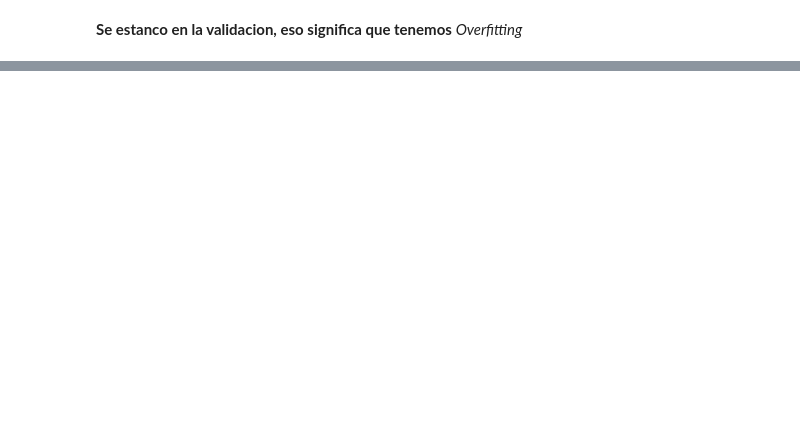
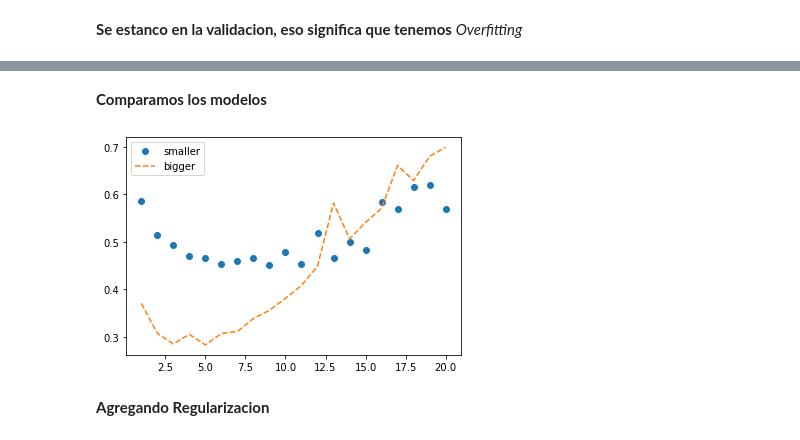
Before and after one commit to joshuansu0897/NN_Examples, a Jupyter notebook: clasificacion_binaria.ipynb, the cells around one changed output, grey strips where cells are left out. Saved outputs shown, nothing was run; the diff lists cells and outputs as text; code cells hidden in the pictures; blank space fills up the shorter version.

```diff
--- a/clasificacion_binaria.ipynb
+++ b/clasificacion_binaria.ipynb
@@ -120,0 +150,19 @@ model.evaluate(x_test, y_test)
+# %%
+model2 = models.Sequential()
+model2.add(layers.Dense(4, activation='relu', input_shape=(10_000,)))
+model2.add(layers.Dense(4, activation='relu'))
+model2.add(layers.Dense(1, activation='sigmoid'))
+
+model2.compile(
+    optimizer='rmsprop',
+    loss='binary_crossentropy',
+    metrics='accuracy'
+)
+
+history2 = model2.fit(
+    partial_x_train,
+    partial_y_train,
+    epochs=20,
+    batch_size=512,
+    validation_data=(x_val, y_val)
+)
@@ -120,0 +192,16 @@ model.evaluate(x_test, y_test)
+# %% [markdown]
+**Comparamos los modelos**
+# %%
+history_dict = history.history
+val_loss_values = history_dict['val_loss']
+val_loss_values2 = history2.history['val_loss']
+
+epoch = range(1, len(loss_values) + 1)
+plt.plot(epoch, val_loss_values2, 'o', label = 'smaller')
+plt.plot(epoch, val_loss_values, '--', label = 'bigger')
+plt.legend()
+plt.show()
+# %% [output]
+[figure, added]
+# %% [markdown]
+**Agregando Regularizacion**
```
Also changed, not shown: parts of 18 cells of this notebook.
